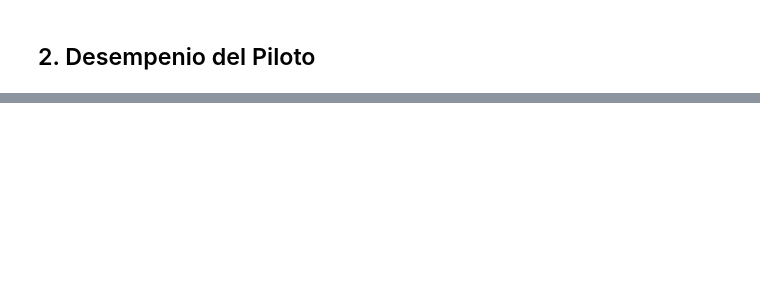
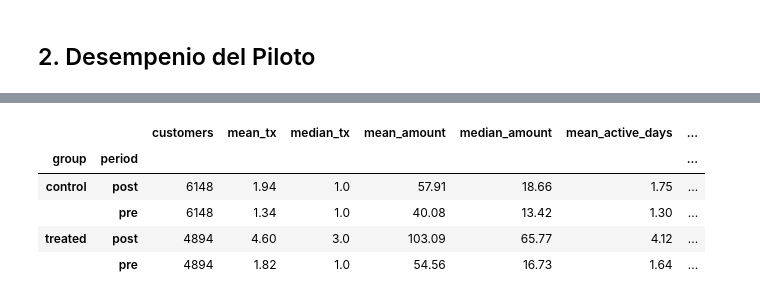
Before and after one commit to Janka312/physical-debit-card-pilot, a Jupyter notebook: notebooks/02_pilot_analysis.ipynb, the cells around one changed output, grey strips where cells are left out. Saved outputs shown, nothing was run; the diff lists cells and outputs as text; code cells hidden in the pictures; blank space fills up the shorter version.

```diff
--- a/notebooks/02_pilot_analysis.ipynb
+++ b/notebooks/02_pilot_analysis.ipynb
@@ -111,0 +1111,52 @@ display(
+# %%
+# Incluye clientes sin actividad
+# Evita excluir silenciosamente clientes con cero transacciones.
+
+periods = pd.DataFrame({"period": ["pre", "post"]})
+
+customer_grid = (
+    cohort[["cliente_id", "group"]]
+    .merge(periods, how="cross")
+)
+
+customer_period_metrics = (
+    customer_grid
+    .merge(
+        customer_period_metrics,
+        on=["cliente_id", "group", "period"],
+        how="left",
+    )
+)
+
+customer_period_metrics[
+    ["tx_count", "total_amount", "active_days"]
+] = customer_period_metrics[
+    ["tx_count", "total_amount", "active_days"]
+].fillna(0)
+# %%
+# Resumen PRE vs POST
+# Compara el comportamiento observado de ambas cohortes.
+
+transaction_summary = (
+    customer_period_metrics
+    .groupby(["group", "period"])
+    .agg(
+        customers=("cliente_id", "nunique"),
+        mean_tx=("tx_count", "mean"),
+        median_tx=("tx_count", "median"),
+        mean_amount=("total_amount", "mean"),
+        median_amount=("total_amount", "median"),
+        mean_active_days=("active_days", "mean"),
+        median_active_days=("active_days", "median"),
+    )
+    .round(2)
+)
+
+display(transaction_summary)
+# %% [output]
+|  |  | customers | mean_tx | median_tx | mean_amount | median_amount | mean_active_days | ... |
+| group | period |  |  |  |  |  |  | ... |
+| control | post | 6148 | 1.94 | 1.0 | 57.91 | 18.66 | 1.75 | ... |
+|  | pre | 6148 | 1.34 | 1.0 | 40.08 | 13.42 | 1.30 | ... |
+| treated | post | 4894 | 4.60 | 3.0 | 103.09 | 65.77 | 4.12 | ... |
+|  | pre | 4894 | 1.82 | 1.0 | 54.56 | 16.73 | 1.64 | ... |
```
Also changed, not shown: parts of 46 cells of this notebook, 1 other file.
